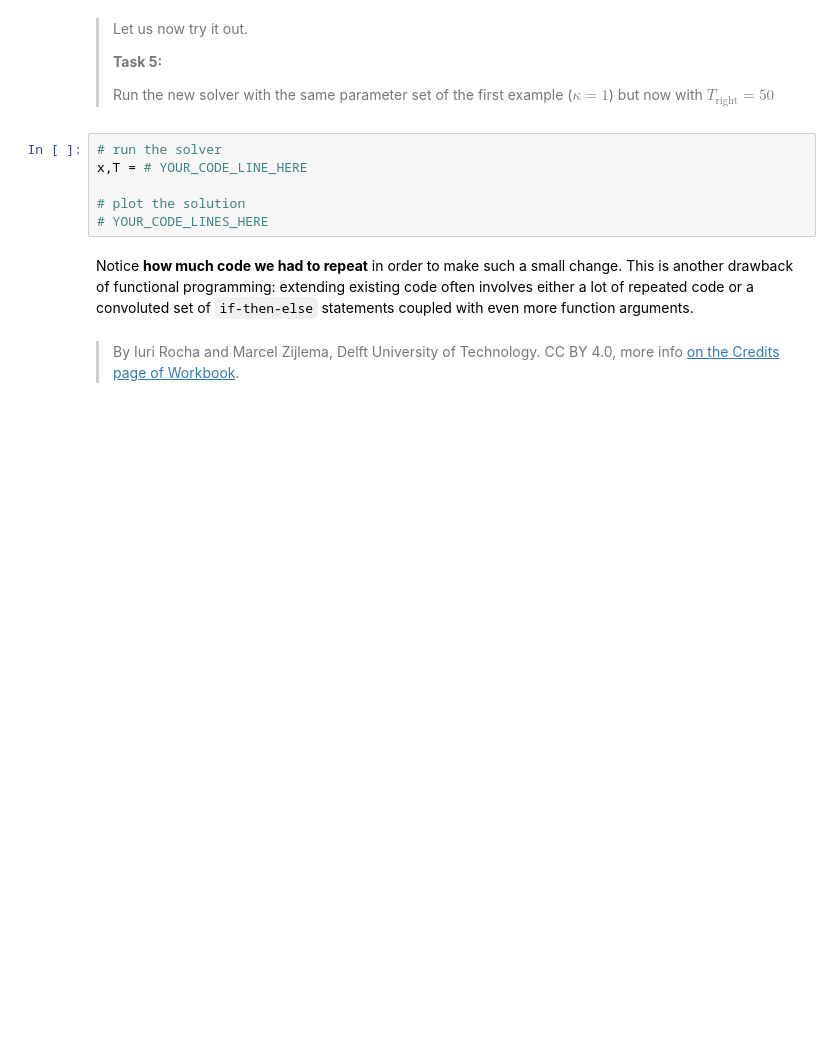
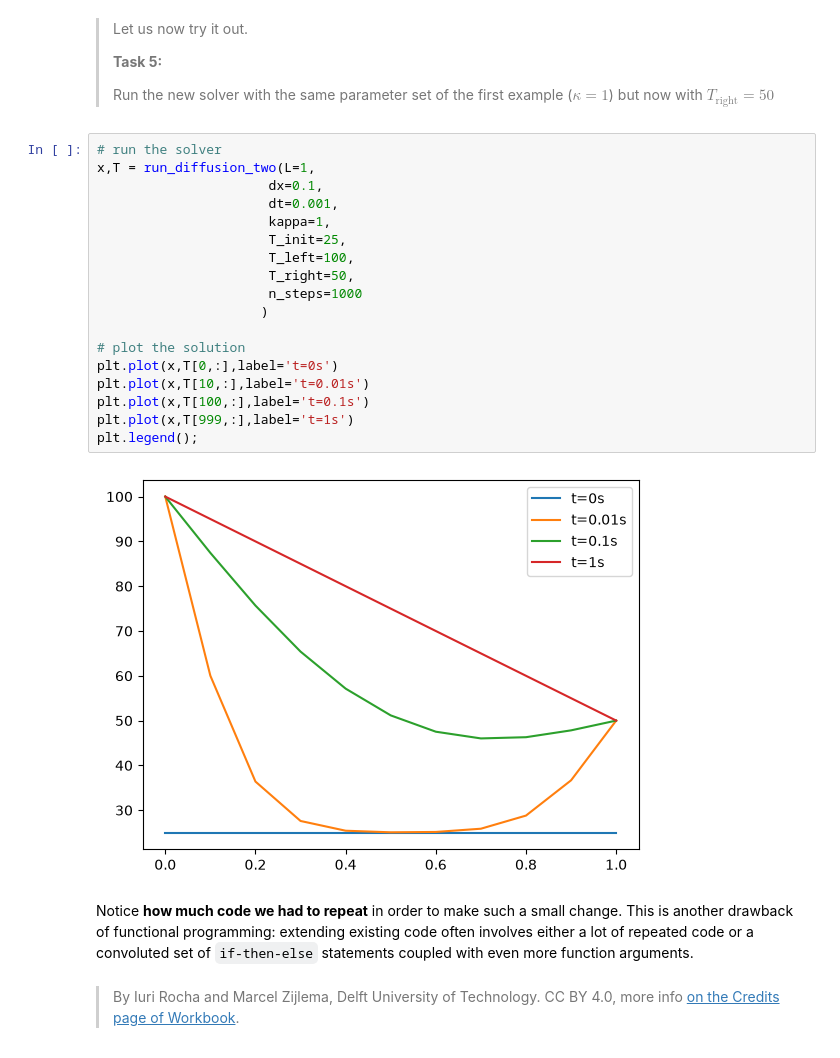
Before and after one commit to vy4syv4s/PA2.1, a Jupyter notebook: 1_functional.ipynb, the cells around one changed output. Drawn from its saved outputs; the diff is of its cells as text; blank space fills up the shorter version.

```diff
--- a/1_functional.ipynb
+++ b/1_functional.ipynb
@@ -111,12 +163,26 @@ def run_diffusion_two(
 > **Task 5:**
 >
 > Run the new solver with the same parameter set of the first example ($\kappa=1$) but now with $T_\mathrm{right}=50$
-# %%
-# run the solver
-x,T = # YOUR_CODE_LINE_HERE
-
-# plot the solution
-# YOUR_CODE_LINES_HERE
+# %%
+# run the solver
+x,T = run_diffusion_two(L=1,
+                      dx=0.1,
+                      dt=0.001,
+                      kappa=1,
+                      T_init=25,
+                      T_left=100,
+                      T_right=50,
+                      n_steps=1000
+                     )
+
+# plot the solution
+plt.plot(x,T[0,:],label='t=0s')
+plt.plot(x,T[10,:],label='t=0.01s')
+plt.plot(x,T[100,:],label='t=0.1s')
+plt.plot(x,T[999,:],label='t=1s')
+plt.legend();
+# %% [output]
+[figure, added]
 # %% [markdown]
 Notice **how much code we had to repeat** in order to make such a small change. This is another drawback of functional programming: extending existing code often involves either a lot of repeated code or a convoluted set of `if-then-else` statements coupled with even more function arguments.
 # %% [markdown]
```
Also changed, not shown: parts of 7 cells of this notebook, 1 other file.
